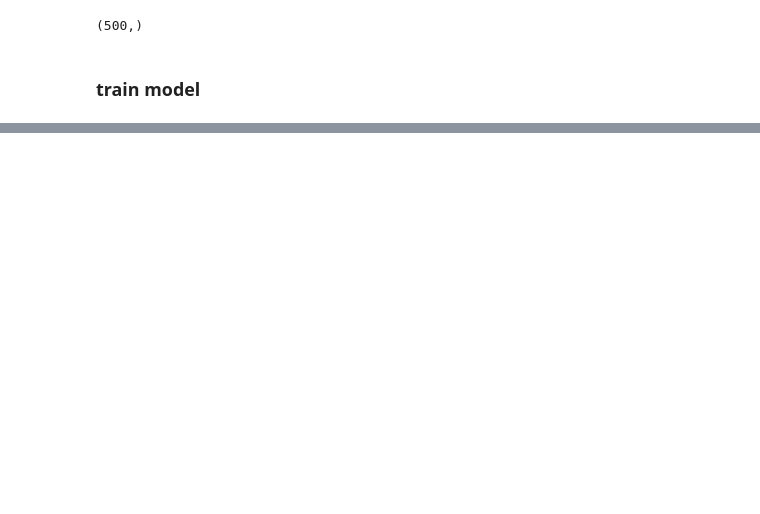
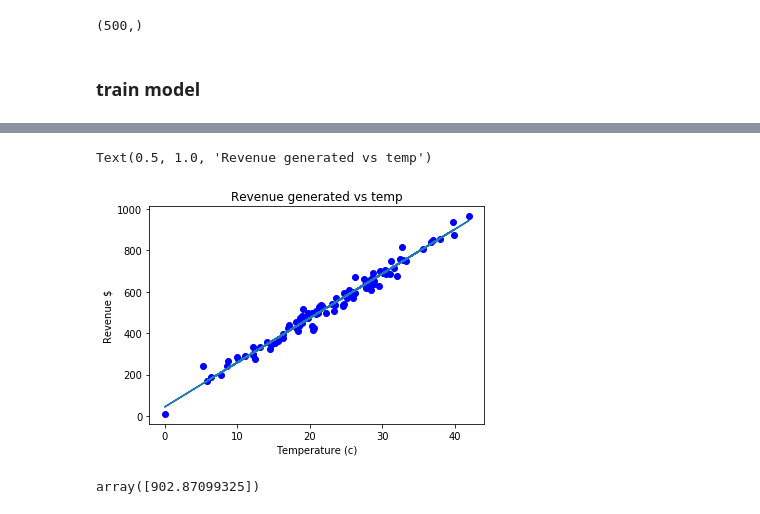
Before and after one commit to sagecodes/Icecream-temp-simple-linear-regression, a Jupyter notebook: ice cream vs temp regression.ipynb, the cells around one changed output, grey strips where cells are left out. Saved outputs shown, nothing was run; the diff lists cells and outputs as text; code cells hidden in the pictures; blank space fills up the shorter version.

```diff
--- a/ice cream vs temp regression.ipynb
+++ b/ice cream vs temp regression.ipynb
@@ -114,0 +155,12 @@ array=[24.72715441 26.9236056  35.35976059  4.86587362 12.4508333  30.6353071
+# %%
+# plot testing data points
+plt.scatter(X_test, y_test, color='blue')
+# Plot model
+plt.plot(X_test, reg.predict(X_test))
+# Add labels
+plt.ylabel('Revenue $')
+plt.xlabel('Temperature (c)')
+plt.title('Revenue generated vs temp')
+# %% [output]
+Text(0.5, 1.0, 'Revenue generated vs temp')
+[figure, added]
@@ -114,0 +171,4 @@ array=[24.72715441 26.9236056  35.35976059  4.86587362 12.4508333  30.6353071
+# %%
+rev
+# %% [output]
+array([902.87099325])
```
Also changed, not shown: parts of 9 cells of this notebook.
